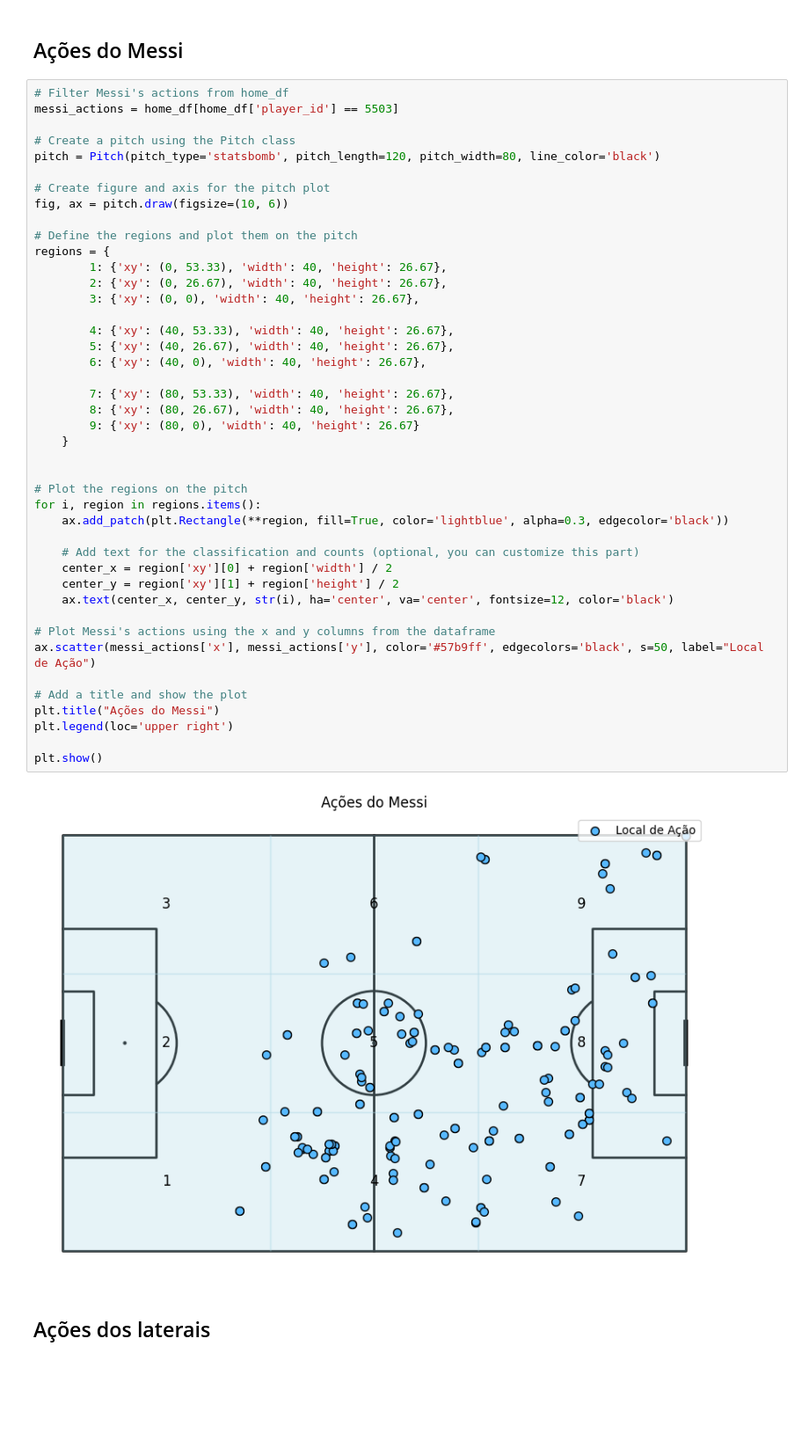
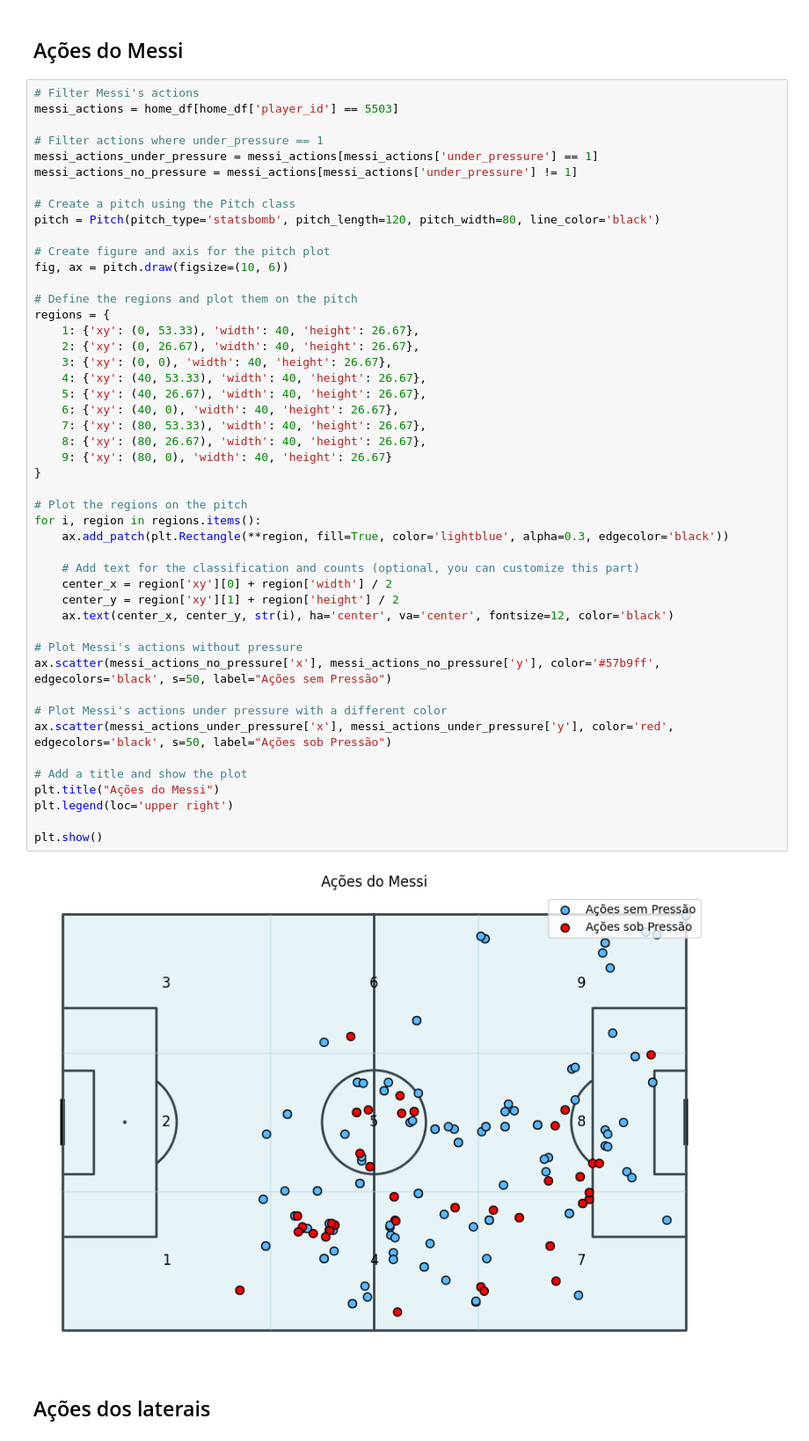
Before and after one commit to Tobi-Sartori/football_skills, a Jupyter notebook: analytics.ipynb, the cells around one changed output. Shown: that part at 88% size. Cells and saved outputs as stored; diff of their text form; blank space fills up the shorter version.

```diff
--- a/analytics.ipynb
+++ b/analytics.ipynb
@@ -275,50 +321,54 @@ A falta de pressão nas laterais do setor de transição indica que o time Saudi
 # %% [markdown]
 ## Ações do Messi
 # %%
-# Filter Messi's actions from home_df
+# Filter Messi's actions
 messi_actions = home_df[home_df['player_id'] == 5503]
+
+# Filter actions where under_pressure == 1
+messi_actions_under_pressure = messi_actions[messi_actions['under_pressure'] == 1]
+messi_actions_no_pressure = messi_actions[messi_actions['under_pressure'] != 1]
 
 # Create a pitch using the Pitch class
 pitch = Pitch(pitch_type='statsbomb', pitch_length=120, pitch_width=80, line_color='black')
 
 # Create figure and axis for the pitch plot
 fig, ax = pitch.draw(figsize=(10, 6))
 
 # Define the regions and plot them on the pitch
 regions = {
-        1: {'xy': (0, 53.33), 'width': 40, 'height': 26.67},
-        2: {'xy': (0, 26.67), 'width': 40, 'height': 26.67},
-        3: {'xy': (0, 0), 'width': 40, 'height': 26.67},
-
-        4: {'xy': (40, 53.33), 'width': 40, 'height': 26.67},
-        5: {'xy': (40, 26.67), 'width': 40, 'height': 26.67},
-        6: {'xy': (40, 0), 'width': 40, 'height': 26.67},
-
-        7: {'xy': (80, 53.33), 'width': 40, 'height': 26.67},
-        8: {'xy': (80, 26.67), 'width': 40, 'height': 26.67},
-        9: {'xy': (80, 0), 'width': 40, 'height': 26.67}
-    }
-
+    1: {'xy': (0, 53.33), 'width': 40, 'height': 26.67},
+    2: {'xy': (0, 26.67), 'width': 40, 'height': 26.67},
+    3: {'xy': (0, 0), 'width': 40, 'height': 26.67},
+    4: {'xy': (40, 53.33), 'width': 40, 'height': 26.67},
+    5: {'xy': (40, 26.67), 'width': 40, 'height': 26.67},
+    6: {'xy': (40, 0), 'width': 40, 'height': 26.67},
+    7: {'xy': (80, 53.33), 'width': 40, 'height': 26.67},
+    8: {'xy': (80, 26.67), 'width': 40, 'height': 26.67},
+    9: {'xy': (80, 0), 'width': 40, 'height': 26.67}
+}
 
 # Plot the regions on the pitch
 for i, region in regions.items():
     ax.add_patch(plt.Rectangle(**region, fill=True, color='lightblue', alpha=0.3, edgecolor='black'))
 
     # Add text for the classification and counts (optional, you can customize this part)
     center_x = region['xy'][0] + region['width'] / 2
     center_y = region['xy'][1] + region['height'] / 2
     ax.text(center_x, center_y, str(i), ha='center', va='center', fontsize=12, color='black')
 
-# Plot Messi's actions using the x and y columns from the dataframe
-ax.scatter(messi_actions['x'], messi_actions['y'], color='#57b9ff', edgecolors='black', s=50, label="Local de Ação")
+# Plot Messi's actions without pressure
+ax.scatter(messi_actions_no_pressure['x'], messi_actions_no_pressure['y'], color='#57b9ff', edgecolors='black', s=50, label="Ações sem Pressão")
+
+# Plot Messi's actions under pressure with a different color
+ax.scatter(messi_actions_under_pressure['x'], messi_actions_under_pressure['y'], color='red', edgecolors='black', s=50, label="Ações sob Pressão")
 
 # Add a title and show the plot
 plt.title("Ações do Messi")
 plt.legend(loc='upper right')
 
 plt.show()
 # %% [output]
-[figure, old version]
+[figure, new version]
 # %% [markdown]
 ## Ações dos laterais
 # %%
```
Also changed, not shown: parts of 6 cells of this notebook.
